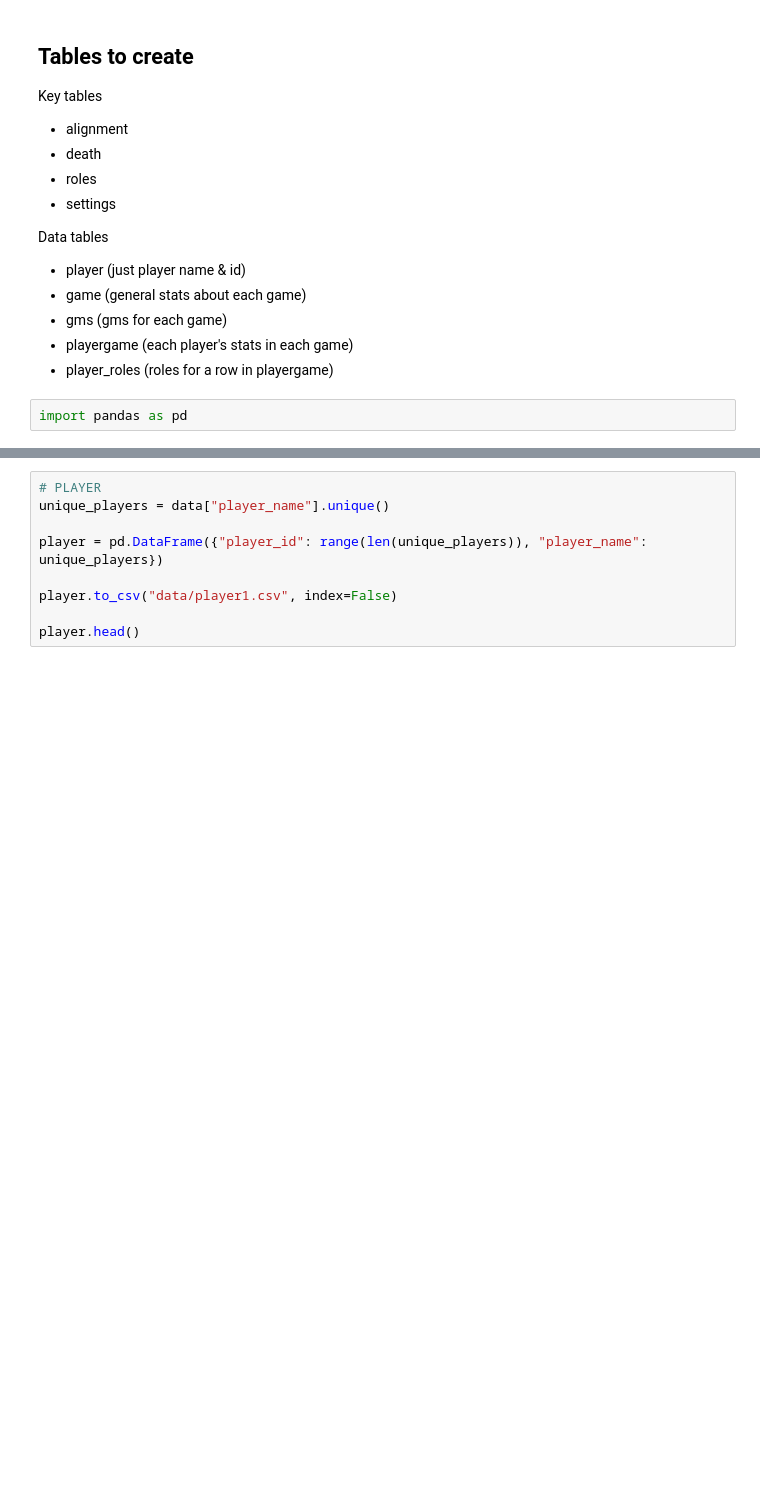
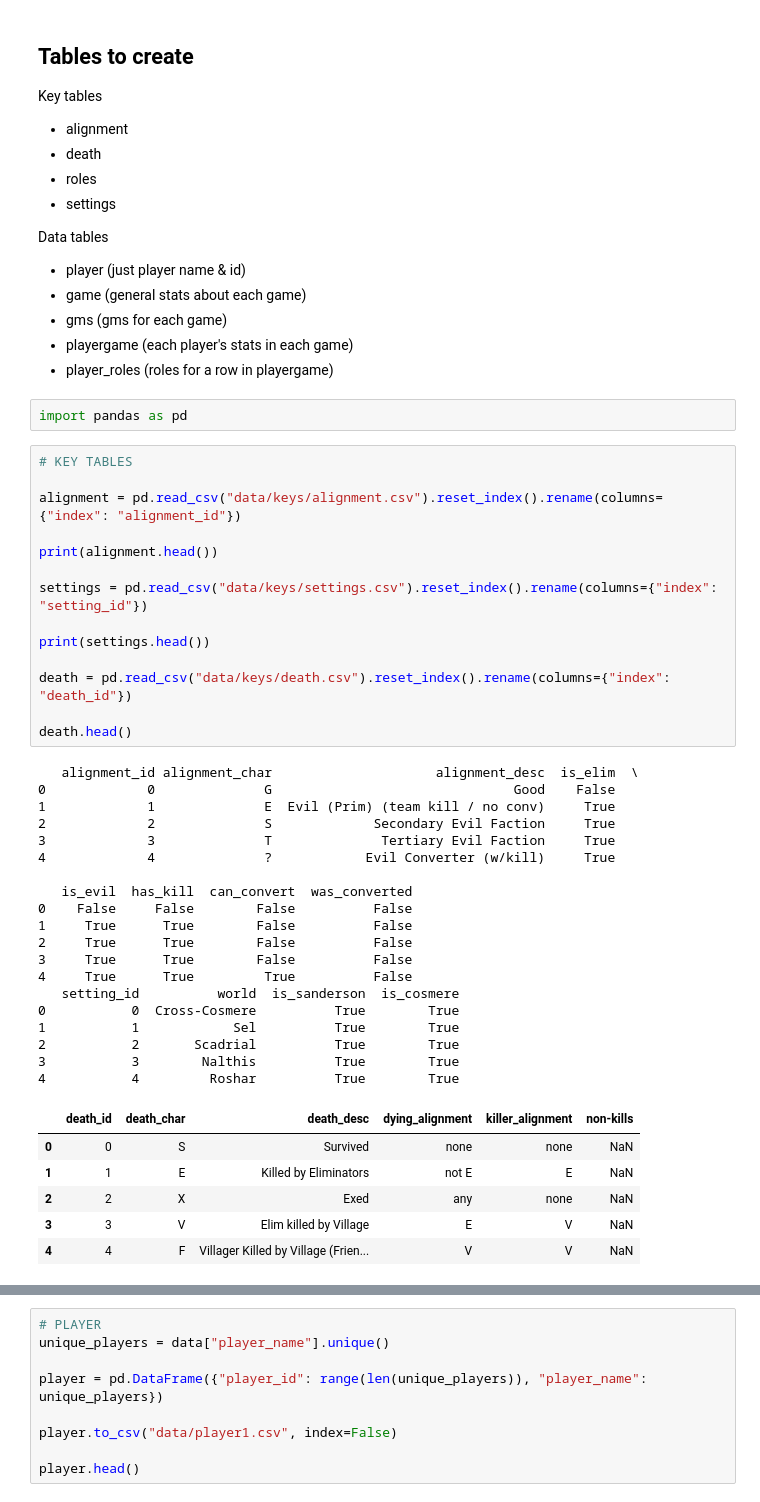
Before and after one commit to isabelle-sanford/se-stats, a Jupyter notebook: data_cleaning.ipynb, the cells around one changed output, grey strips where cells are left out. Saved outputs shown, nothing was run; the diff lists cells and outputs as text; blank space fills up the shorter version.

```diff
--- a/data_cleaning.ipynb
+++ b/data_cleaning.ipynb
@@ -15,6 +15,46 @@ Data tables
 * player_roles (roles for a row in playergame)
 # %%
 import pandas as pd
+# %%
+# KEY TABLES
+
+alignment = pd.read_csv("data/keys/alignment.csv").reset_index().rename(columns={"index": "alignment_id"})
+
+print(alignment.head())
+
+settings = pd.read_csv("data/keys/settings.csv").reset_index().rename(columns={"index": "setting_id"})
+
+print(settings.head())
+
+death = pd.read_csv("data/keys/death.csv").reset_index().rename(columns={"index": "death_id"})
+
+death.head()
+# %% [output]
+   alignment_id alignment_char                     alignment_desc  is_elim  \
+0             0              G                               Good    False
+1             1              E  Evil (Prim) (team kill / no conv)     True
+2             2              S             Secondary Evil Faction     True
+3             3              T              Tertiary Evil Faction     True
+4             4              ?            Evil Converter (w/kill)     True
+
+   is_evil  has_kill  can_convert  was_converted
+0    False     False        False          False
+1     True      True        False          False
+2     True      True        False          False
+3     True      True        False          False
+4     True      True         True          False
+   setting_id          world  is_sanderson  is_cosmere
+0           0  Cross-Cosmere          True        True
+1           1            Sel          True        True
+2           2       Scadrial          True        True
+3           3        Nalthis          True        True
+4           4         Roshar          True        True
+|  | death_id | death_char | death_desc | dying_alignment | killer_alignment | non-kills |
+| 0 | 0 | S | Survived | none | none | NaN |
+| 1 | 1 | E | Killed by Eliminators | not E | E | NaN |
+| 2 | 2 | X | Exed | any | none | NaN |
+| 3 | 3 | V | Elim killed by Village | E | V | NaN |
+| 4 | 4 | F | Villager Killed by Village (Frien... | V | V | NaN |
 # %%
 # IMPORTING DATA TAB
 data = pd.read_csv("data/original_data/original_data.csv")
```
Also changed, not shown: parts of 9 cells of this notebook, 4 other files.
